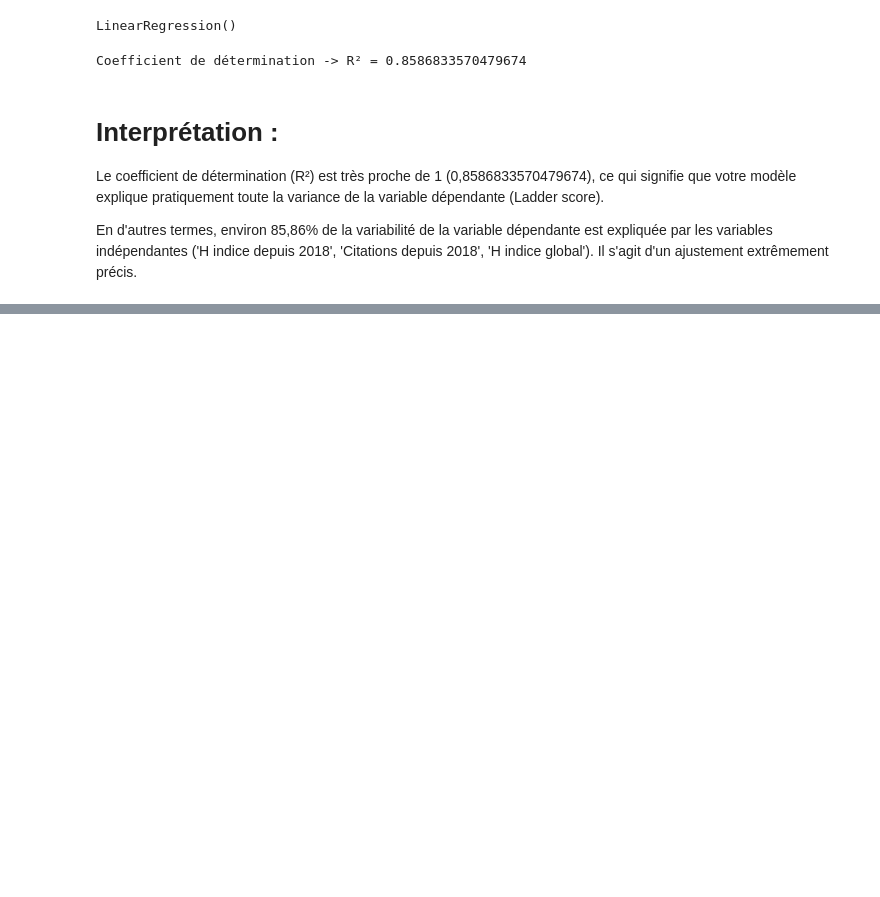
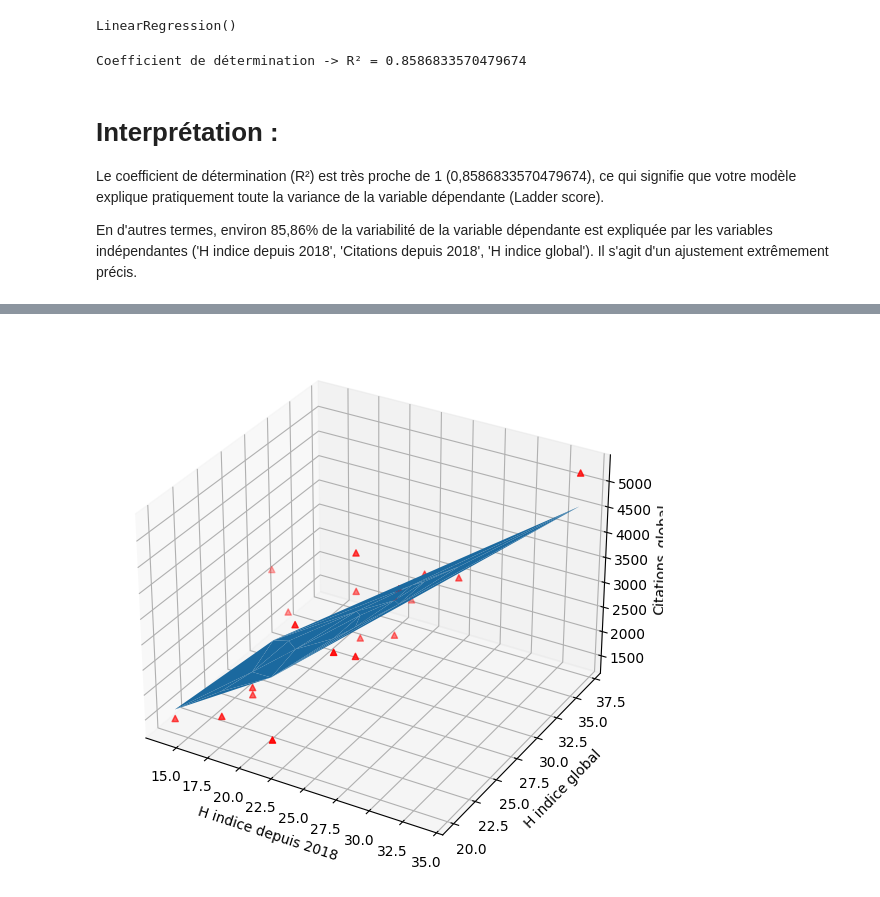
Before and after one commit to hamza-bousalih/googlescholar_analyse, a Jupyter notebook: analysis/Linear Regression/analyse1-v2.ipynb, the cells around one changed output, grey strips where cells are left out. Cells and saved outputs as stored; diff of their text form; code cells hidden in the pictures; blank space fills up the shorter version.

```diff
--- a/analysis/Linear Regression/analyse1-v2.ipynb
+++ b/analysis/Linear Regression/analyse1-v2.ipynb
@@ -121,3 +127,7 @@ Coefficient de détermination -> R² = 0.8586833570479674
 Le coefficient de détermination (R²) est très proche de 1 (0,8586833570479674), ce qui signifie que votre modèle explique pratiquement toute la variance de la variable dépendante (Ladder score).
 
 En d'autres termes, environ 85,86% de la variabilité de la variable dépendante est expliquée par les variables indépendantes ('H indice depuis 2018', 'Citations depuis 2018', 'H indice global'). Il s'agit d'un ajustement extrêmement précis.
+# %%
+#code ici
+X = sm.add_constant(X)
+model2 = sm.OLS(y, X).fit()
@@ -123,0 +163,29 @@ En d'autres termes, environ 85,86% de la variabilité de la variable dépendante
+# %%
+Y_predict = model2.predict(X)
+
+
+fig = plt.figure(figsize=(15, 10))
+ax = fig.add_subplot(1,2,1, projection='3d')
+
+# Scatter plot with three dimensions
+scatter = ax.scatter(
+    numeric_data["H indice depuis 2018"],
+    numeric_data["H indice global"],
+    numeric_data["Citations_global"],
+    c="r",
+    marker='^'
+)
+
+# Set labels for the first subplot
+ax.set_xlabel('H indice depuis 2018')
+ax.set_ylabel('H indice global')
+ax.set_zlabel('Citations_global')
+
+ax.plot_trisurf(
+    numeric_data["H indice depuis 2018"],
+    numeric_data["H indice global"],
+    Y_predict)
+
+plt.show()
+# %% [output]
+[figure, added]
```
Also changed, not shown: parts of 3 cells of this notebook, 3 other files.
